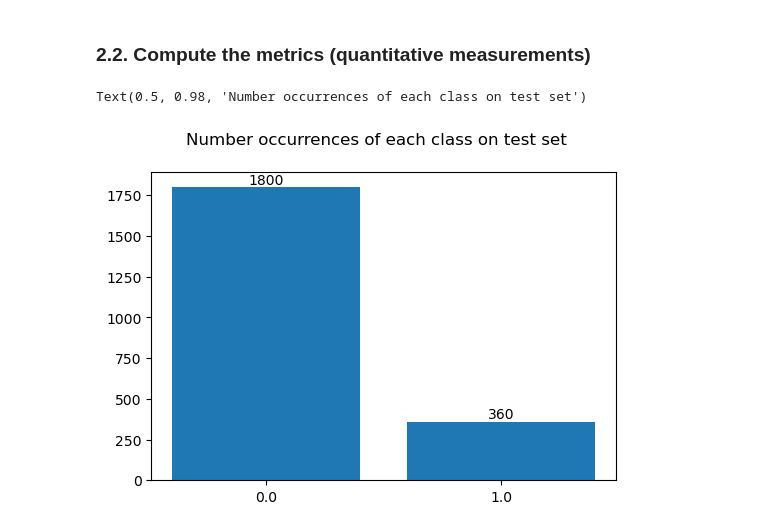
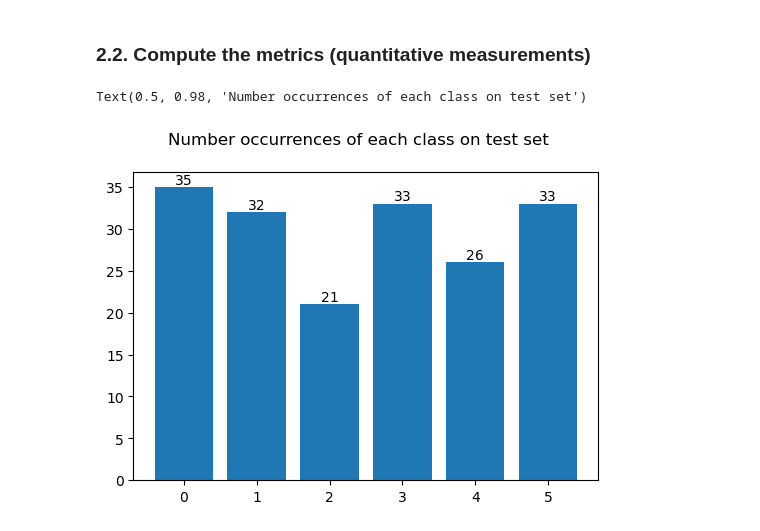
Before and after one commit to clee74/AI_Class, a Jupyter notebook: P4_DeepLearning/S1_Perceptron/Demo_1_Perceptron.ipynb, the cells around one changed output. Drawn from its saved outputs; the diff is of its cells as text; code cells hidden in the pictures.

```diff
--- a/P4_DeepLearning/S1_Perceptron/Demo_1_Perceptron.ipynb
+++ b/P4_DeepLearning/S1_Perceptron/Demo_1_Perceptron.ipynb
@@ -169,4 +175,5 @@ The currently shape of dummy y is: (1800, 6)
 # %%
-X_train,X_test,y_train,y_test = train_test_split(X,dummy_y,test_size=0.2,shuffle=False)
+X_train,X_test,y_train,y_test = train_test_split(X,dummy_y,test_size=0.1,shuffle=False)
+X_train,X_val,y_train,y_val = train_test_split(X_train,y_train,test_size=0.2,shuffle=False)
 # %%
 print("Number of samples in the train subset:", len(y_train))
@@ -286,19 +309,19 @@ for r in range(3):
 # %% [markdown]
 ### 2.2. Compute the metrics (quantitative measurements)
 # %%
-nb_classes = len(np.unique(y_test))
+nb_classes = len(np.unique(truth_test))
 ## Visual bar plot of number occurrences of each class in testset:
-statistic_class = np.unique(y_test,return_counts=True)
+statistic_class = np.unique(truth_test,return_counts=True)
 categoricalClasses = [f'{C}' for C in statistic_class[0]]
 fig,ax = plt.subplots(1,1,figsize=(6,4))
 ax.bar(x = categoricalClasses, height = statistic_class[1],width = 0.8)
 for i in range(nb_classes):
     ax.text(categoricalClasses[i],statistic_class[1][i],
             str(statistic_class[1][i]),ha='center',va = 'bottom')
 fig.suptitle("Number occurrences of each class on test set")
 # %% [output]
 Text(0.5, 0.98, 'Number occurrences of each class on test set')
-[figure, old version]
+[figure, new version]
 # %%
 # Classification report:
 print(f"Classification report for classifier {perceptron}:\n"
```
Also changed, not shown: parts of 23 cells of this notebook, 2 other files.
